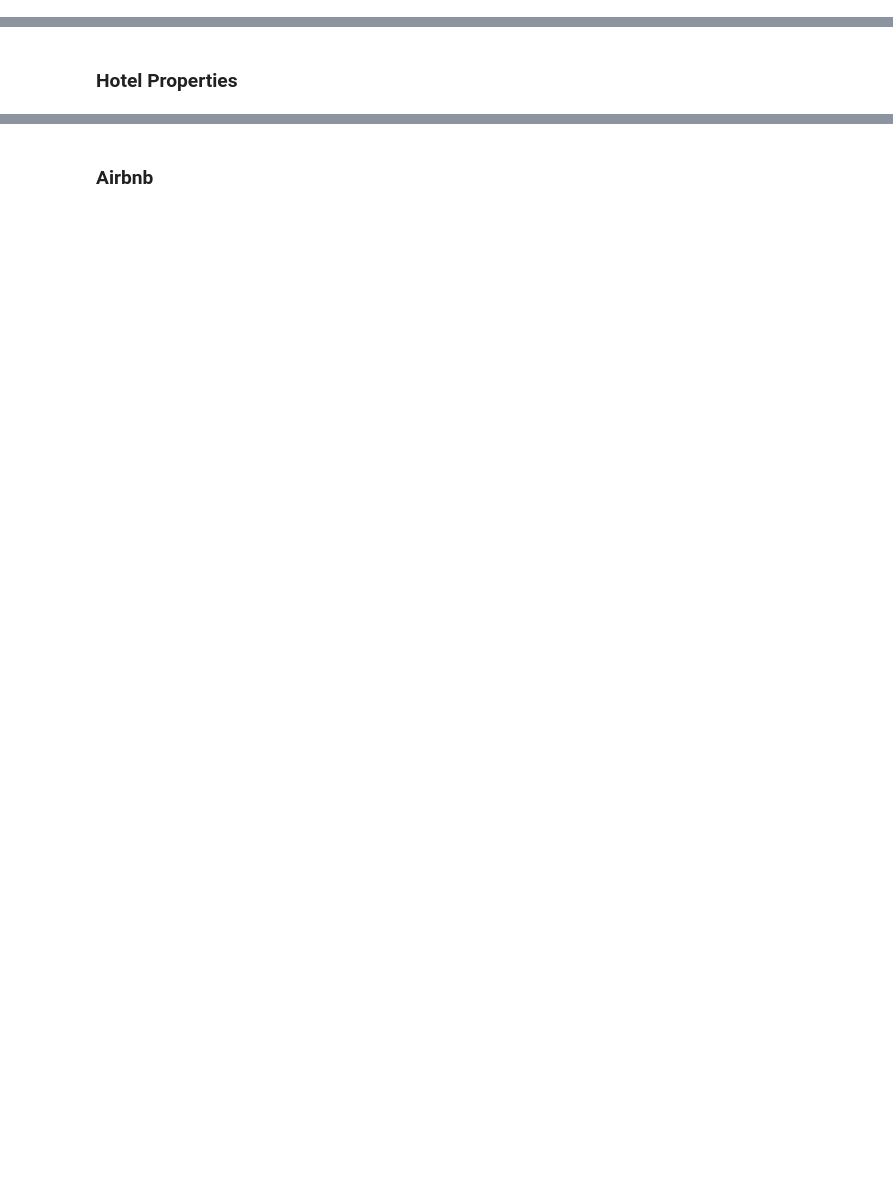
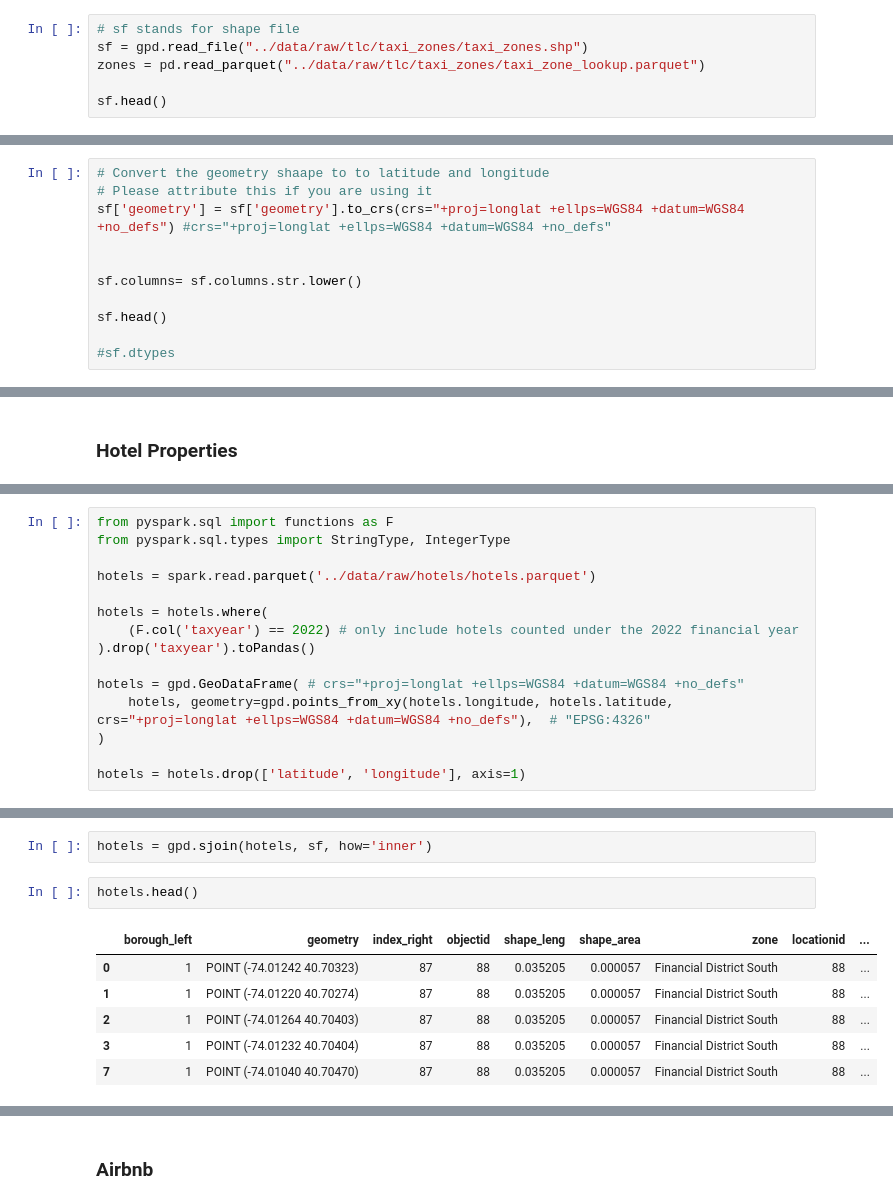
Before and after one commit to jameslafontaine/unimelb-mast30034-solo-project, a Jupyter notebook: notebooks/preprocessing_part_2.ipynb, the cells around one changed output, grey strips where cells are left out. Saved outputs shown, nothing was run; the diff lists cells and outputs as text; blank space fills up the shorter version.

```diff
--- a/notebooks/preprocessing_part_2.ipynb
+++ b/notebooks/preprocessing_part_2.ipynb
@@ -787,0 +342,6 @@ only showing top 20 rows
+# %%
+# sf stands for shape file
+sf = gpd.read_file("../data/raw/tlc/taxi_zones/taxi_zones.shp")
+zones = pd.read_parquet("../data/raw/tlc/taxi_zones/taxi_zone_lookup.parquet")
+
+sf.head()
@@ -787,0 +355,11 @@ only showing top 20 rows
+# %%
+# Convert the geometry shaape to to latitude and longitude
+# Please attribute this if you are using it
+sf['geometry'] = sf['geometry'].to_crs(crs="+proj=longlat +ellps=WGS84 +datum=WGS84 +no_defs") #crs="+proj=longlat +ellps=WGS84 +datum=WGS84 +no_defs"
+
+
+sf.columns= sf.columns.str.lower()
+
+sf.head()
+
+#sf.dtypes
@@ -799,0 +576,15 @@ only showing top 20 rows
+# %%
+from pyspark.sql import functions as F
+from pyspark.sql.types import StringType, IntegerType
+
+hotels = spark.read.parquet('../data/raw/hotels/hotels.parquet')
+
+hotels = hotels.where(
+    (F.col('taxyear') == 2022) # only include hotels counted under the 2022 financial year
+).drop('taxyear').toPandas()
+
+hotels = gpd.GeoDataFrame( # crs="+proj=longlat +ellps=WGS84 +datum=WGS84 +no_defs"
+    hotels, geometry=gpd.points_from_xy(hotels.longitude, hotels.latitude, crs="+proj=longlat +ellps=WGS84 +datum=WGS84 +no_defs"),  # "EPSG:4326"
+)
+
+hotels = hotels.drop(['latitude', 'longitude'], axis=1)
@@ -799,0 +600,11 @@ only showing top 20 rows
+# %%
+hotels = gpd.sjoin(hotels, sf, how='inner')
+# %%
+hotels.head()
+# %% [output]
+|  | borough_left | geometry | index_right | objectid | shape_leng | shape_area | zone | locationid | ... |
+| 0 | 1 | POINT (-74.01242 40.70323) | 87 | 88 | 0.035205 | 0.000057 | Financial District South | 88 | ... |
+| 1 | 1 | POINT (-74.01220 40.70274) | 87 | 88 | 0.035205 | 0.000057 | Financial District South | 88 | ... |
+| 2 | 1 | POINT (-74.01264 40.70403) | 87 | 88 | 0.035205 | 0.000057 | Financial District South | 88 | ... |
+| 3 | 1 | POINT (-74.01232 40.70404) | 87 | 88 | 0.035205 | 0.000057 | Financial District South | 88 | ... |
+| 7 | 1 | POINT (-74.01040 40.70470) | 87 | 88 | 0.035205 | 0.000057 | Financial District South | 88 | ... |
```
Also changed, not shown: parts of 117 cells of this notebook, 3 other files.
